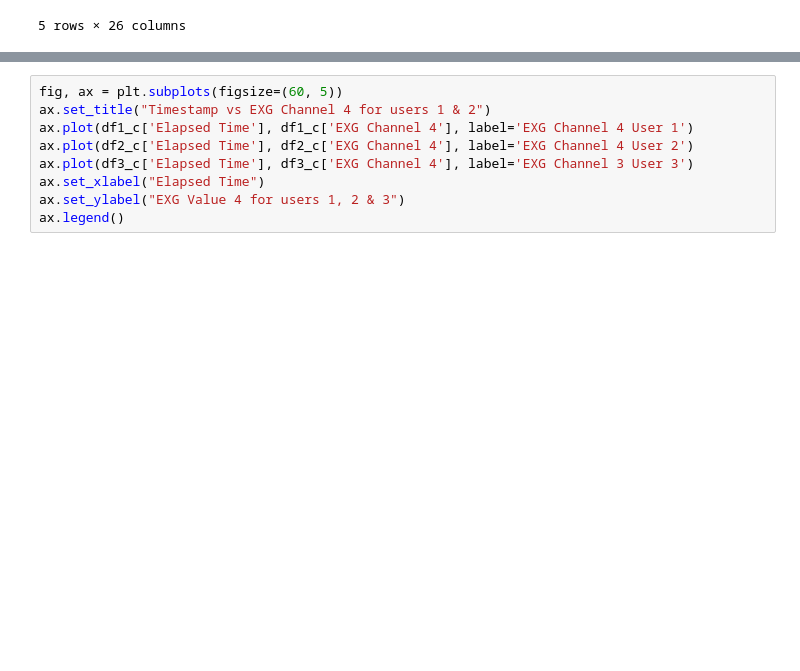
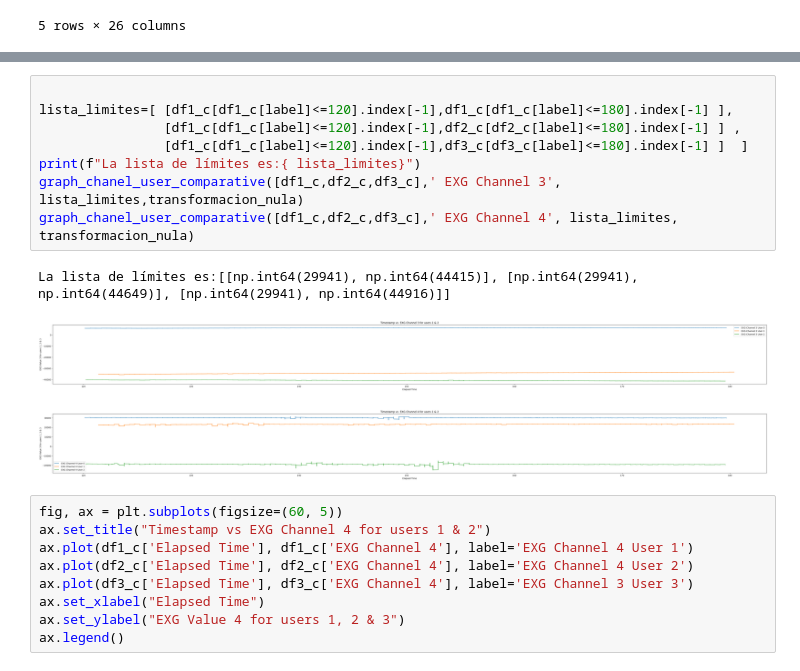
Before and after one commit to hdeavila1992/Robot_Human_Interfase_v0, a Jupyter notebook: notebooks/VisualizeData.ipynb, the cells around one changed output, grey strips where cells are left out. Drawn from its saved outputs; the diff is of its cells as text; blank space fills up the shorter version.

```diff
--- a/notebooks/VisualizeData.ipynb
+++ b/notebooks/VisualizeData.ipynb
@@ -131,3 +180,15 @@ NameError: name 'df1_c' is not defined
+# %%
+
+lista_limites=[ [df1_c[df1_c[label]<=120].index[-1],df1_c[df1_c[label]<=180].index[-1] ],
+                [df1_c[df1_c[label]<=120].index[-1],df2_c[df2_c[label]<=180].index[-1] ] ,
+                [df1_c[df1_c[label]<=120].index[-1],df3_c[df3_c[label]<=180].index[-1] ]  ]
+print(f"La lista de límites es:{ lista_limites}")
+graph_chanel_user_comparative([df1_c,df2_c,df3_c],' EXG Channel 3', lista_limites,transformacion_nula)
+graph_chanel_user_comparative([df1_c,df2_c,df3_c],' EXG Channel 4', lista_limites, transformacion_nula)
+# %% [output]
+La lista de límites es:[[np.int64(29941), np.int64(44415)], [np.int64(29941), np.int64(44649)], [np.int64(29941), np.int64(44916)]]
+[figure, added]
+[figure, added]
 # %%
 fig, ax = plt.subplots(figsize=(60, 5))
 ax.set_title("Timestamp vs EXG Channel 4 for users 1 & 2")
```
Also changed, not shown: parts of 25 cells of this notebook, 2 other files.
